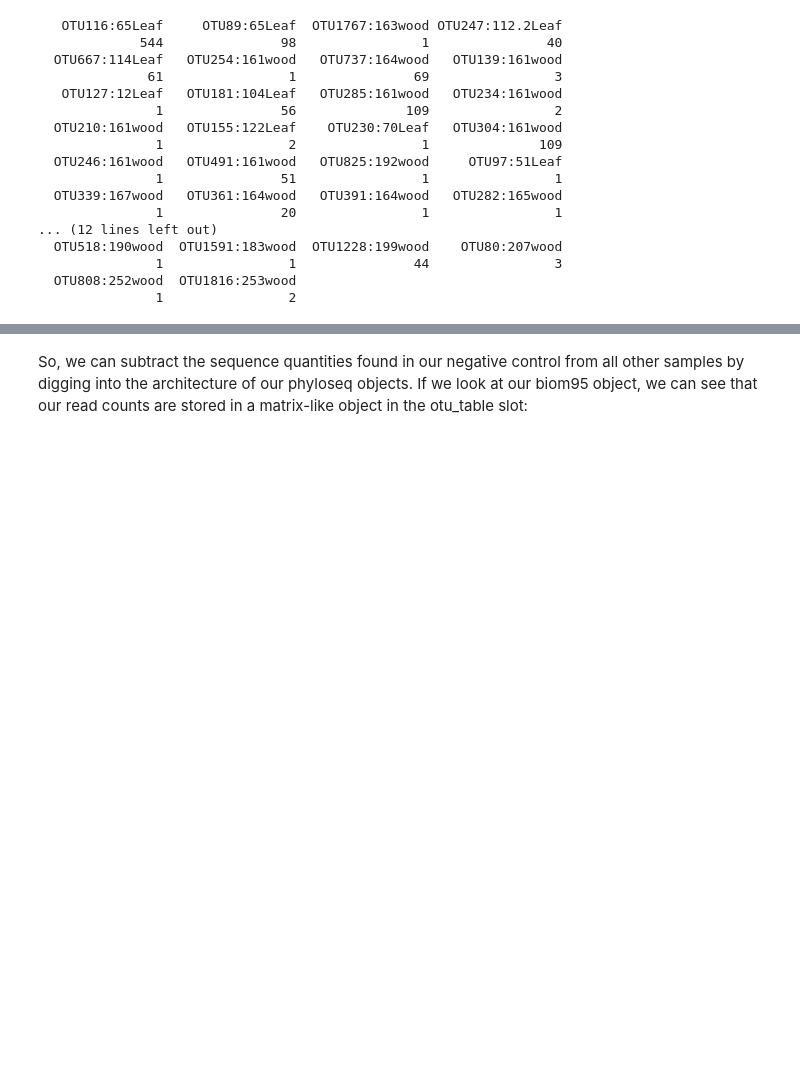
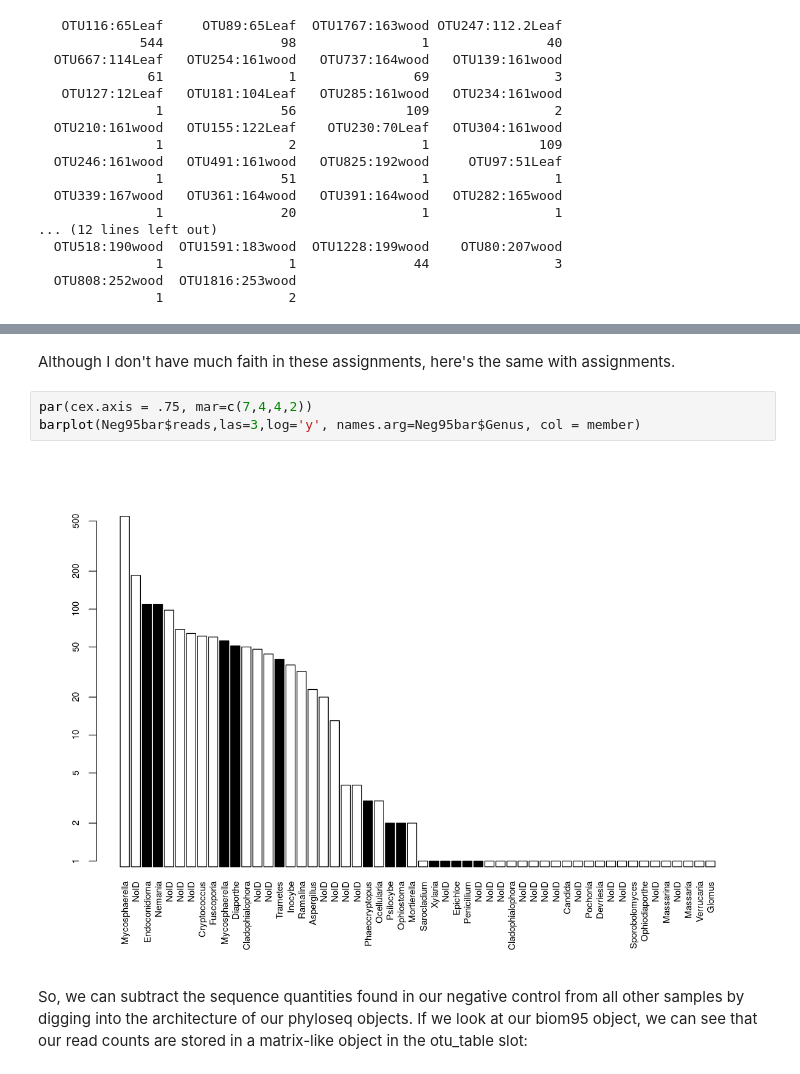
Before and after one commit to danchurch/taiwan_combined_stats, a Jupyter notebook: XylariaLeafWoodStats.ipynb, the cells around one changed output, grey strips where cells are left out. Saved outputs shown, nothing was run; the diff lists cells and outputs as text; blank space fills up the shorter version.

```diff
--- a/XylariaLeafWoodStats.ipynb
+++ b/XylariaLeafWoodStats.ipynb
@@ -145,3 +292,10 @@ This stacks OTUs in the same taxonomic category into a single column. Hence, two
+# %% [markdown]
+Although I don't have much faith in these assignments, here's the same with assignments.
+# %%
+par(cex.axis = .75, mar=c(7,4,4,2))
+barplot(Neg95bar$reads,las=3,log='y', names.arg=Neg95bar$Genus, col = member)
+# %% [output]
+[figure, added]
 # %% [markdown]
 So, we can subtract the sequence quantities found in our negative control from all other samples by digging into the architecture of our phyloseq objects. If we look at our biom95 object, we can see that our read counts are stored in a matrix-like object in the otu_table slot:
 # %%
```
Also changed, not shown: parts of 23 cells of this notebook.
